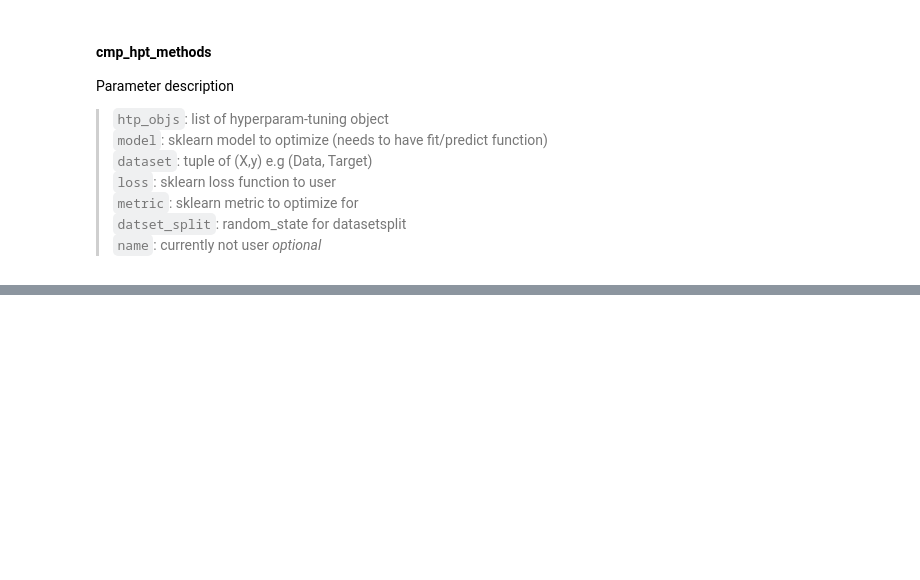
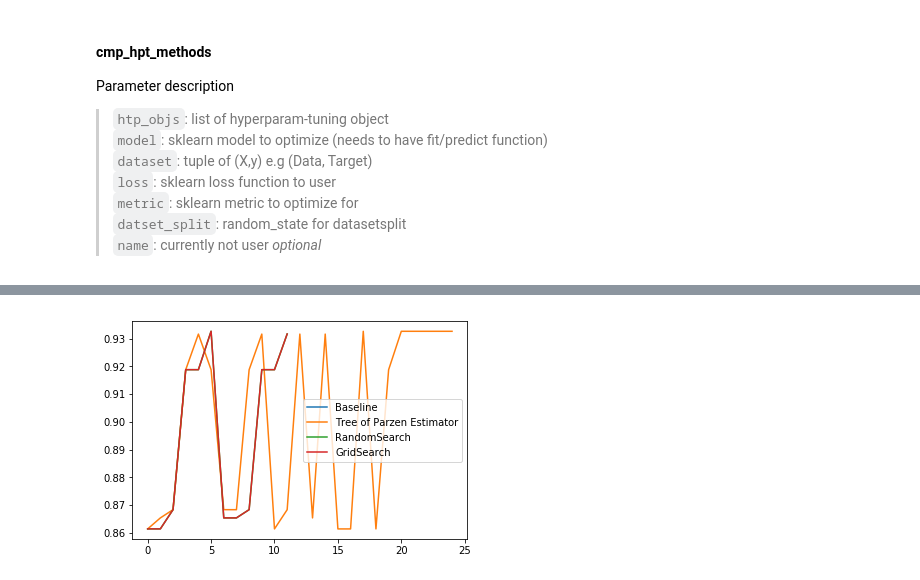
Before and after one commit to tonianelope/Hyper-Parameter-Tuning, a Jupyter notebook: HPT_core/hpt-RandomForest.ipynb, the cells around one changed output, grey strips where cells are left out. Cells and saved outputs as stored; diff of their text form; code cells hidden in the pictures; blank space fills up the shorter version.

```diff
--- a/HPT_core/hpt-RandomForest.ipynb
+++ b/HPT_core/hpt-RandomForest.ipynb
@@ -154,5 +169,7 @@ NameError: name 'all_results' is not defined
 # %%
 fig, ax = plt.subplots()
-ax.set_xscale('log')
+#ax.set_xscale('log')
 for r in all_results[0]:
     sns.lineplot(x=[i for i in range(r[PARAMS_SAMPLED])], y=r[INNER_RES]['mean_test_score'],label=r[HPT_METHOD])
+# %% [output]
+[figure, added]
```
Also changed, not shown: parts of 10 cells of this notebook, 3 other files.
